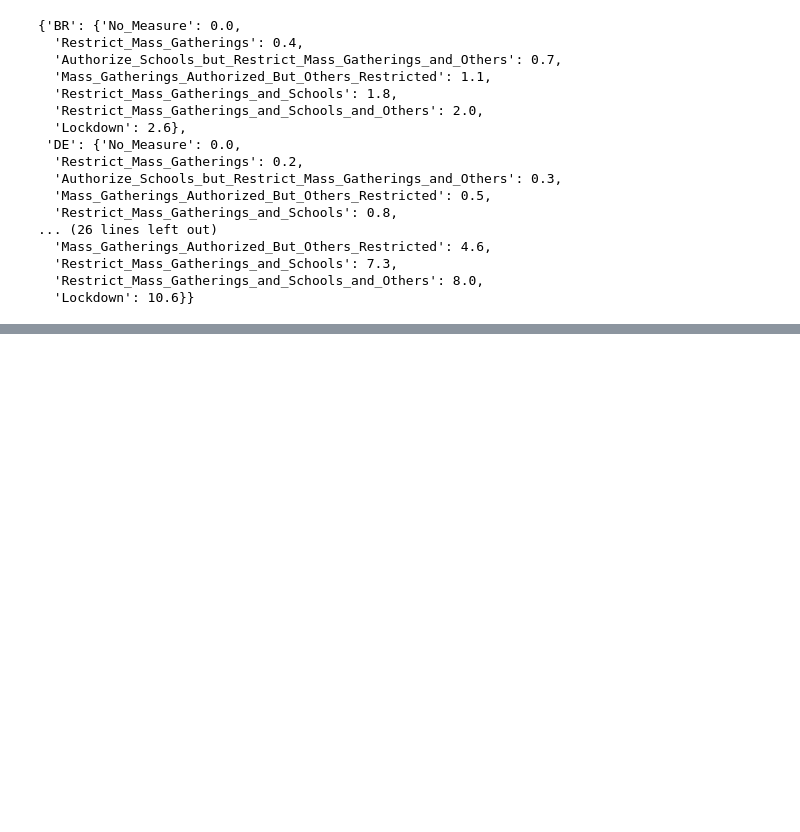
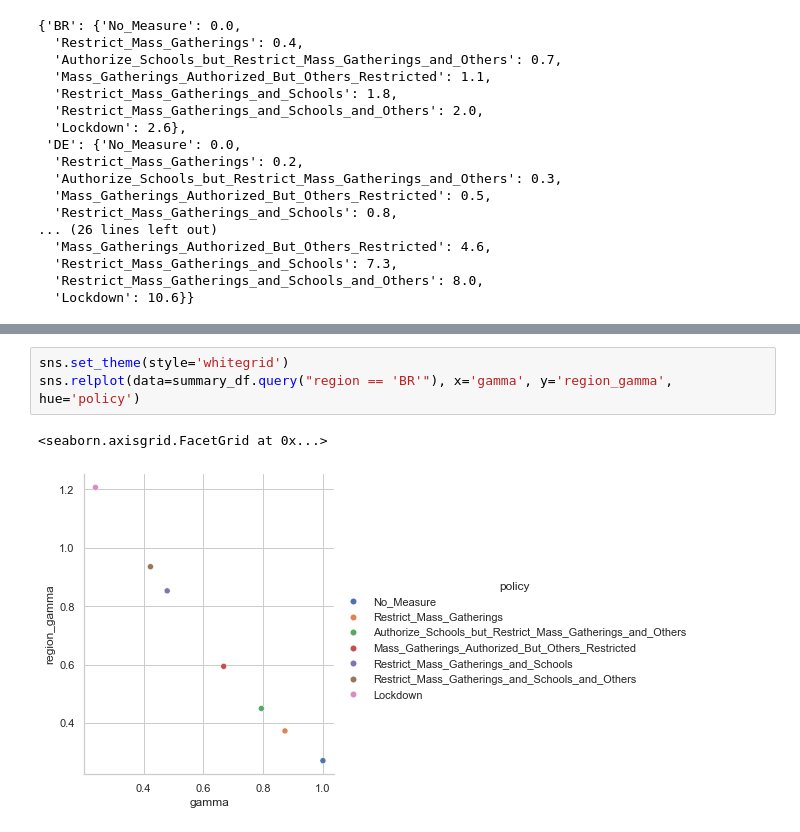
Before and after one commit to COVIDAnalytics/THEMIS, a Jupyter notebook: notebooks/monthly_dominant_policy.ipynb, the cells around one changed output, grey strips where cells are left out. Drawn from its saved outputs; the diff is of its cells as text; blank space fills up the shorter version.

```diff
--- a/notebooks/monthly_dominant_policy.ipynb
+++ b/notebooks/monthly_dominant_policy.ipynb
@@ -111,0 +133,6 @@ employment_impact
+# %%
+sns.set_theme(style='whitegrid')
+sns.relplot(data=summary_df.query("region == 'BR'"), x='gamma', y='region_gamma', hue='policy')
+# %% [output]
+<seaborn.axisgrid.FacetGrid at 0x...>
+[figure, added]
```
Also changed, not shown: parts of 7 cells of this notebook, 4 other files.
